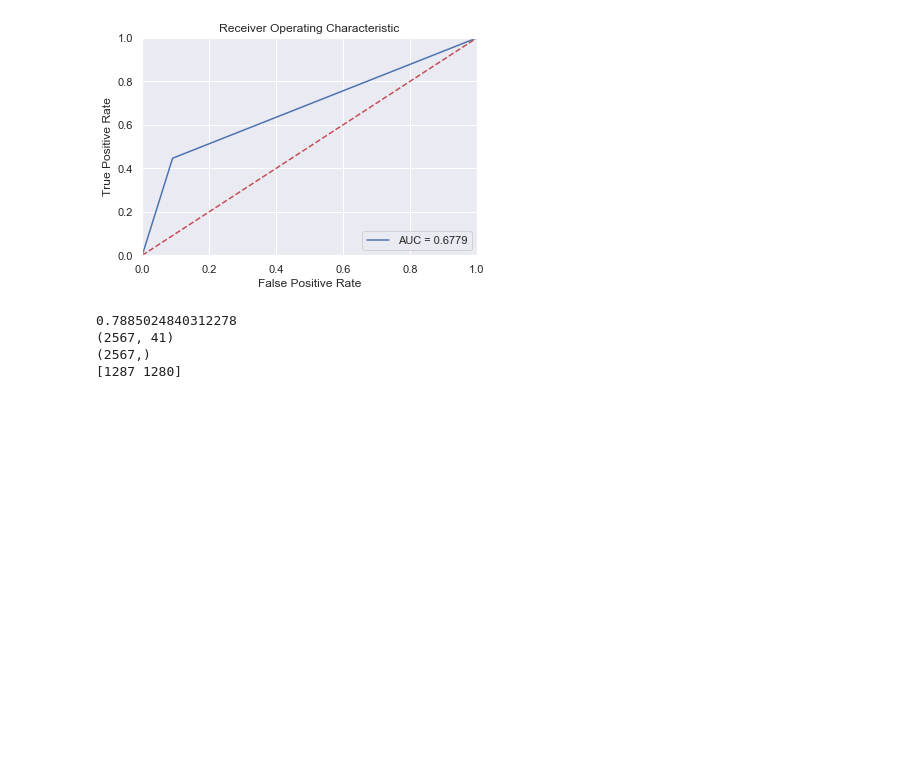
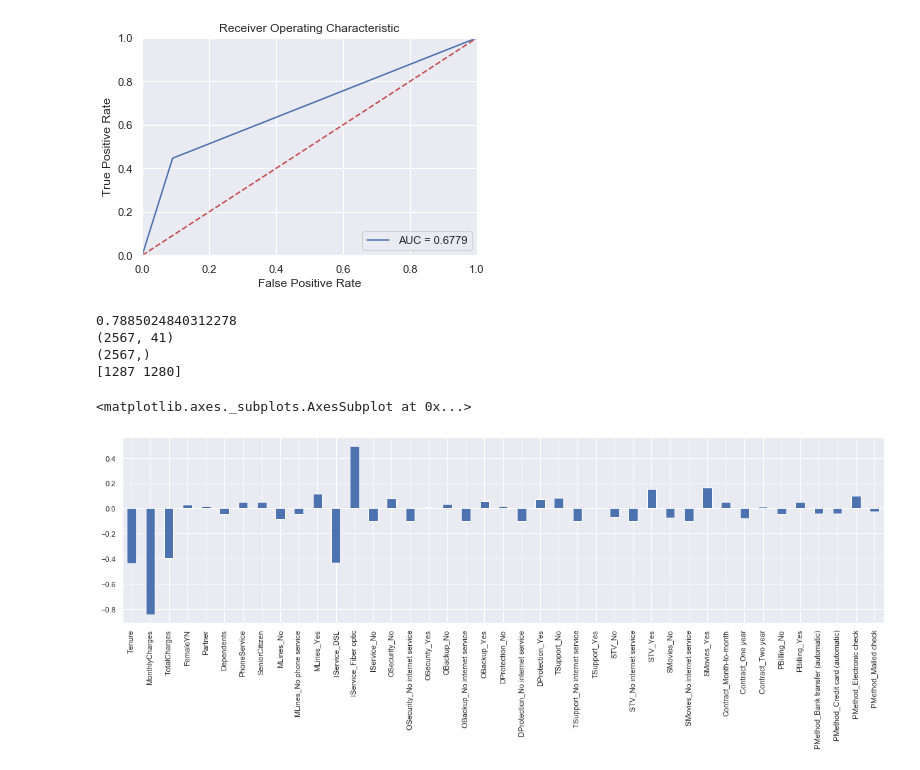
Before and after one commit to jotsap/DS7331, a Jupyter notebook: lab_mini_lab/svm-lab2.ipynb, the cells around one changed output. Cells and saved outputs as stored; diff of their text form; code cells hidden in the pictures; blank space fills up the shorter version.

Commit message:
Added SVM weight vector plot

```diff
--- a/lab_mini_lab/svm-lab2.ipynb
+++ b/lab_mini_lab/svm-lab2.ipynb
@@ -213,3 +214,11 @@ print(svm_ln.n_support_)
 (2567, 41)
 (2567,)
 [1287 1280]
+# %%
+# How do we understand the weights from SVM training
+plt.figure(figsize=(20,5))
+weights = pd.Series(svm_ln.coef_[0], index=df_impute.columns)
+weights.plot(kind='bar')
+# %% [output]
+<matplotlib.axes._subplots.AxesSubplot at 0x...>
+[figure, added]
```
Also changed, not shown: parts of 1 cell of this notebook.
